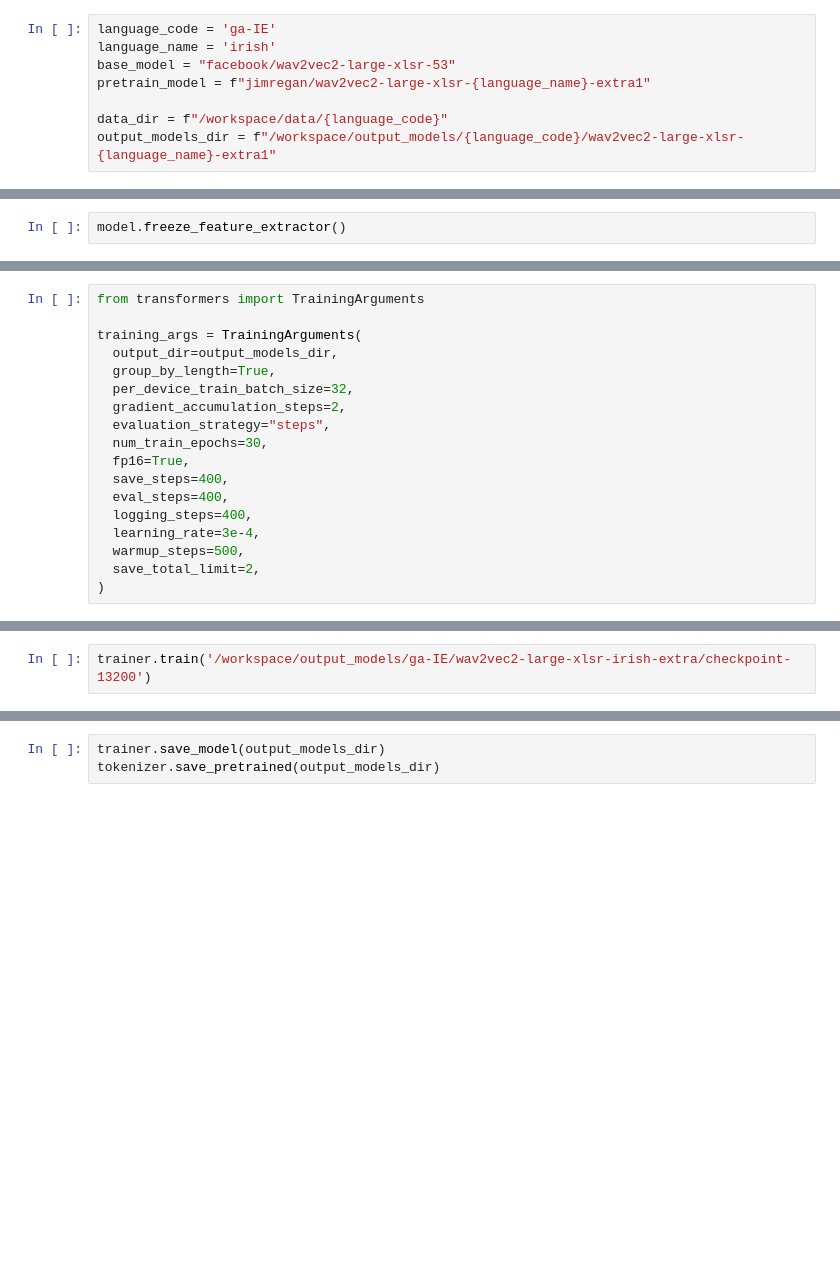
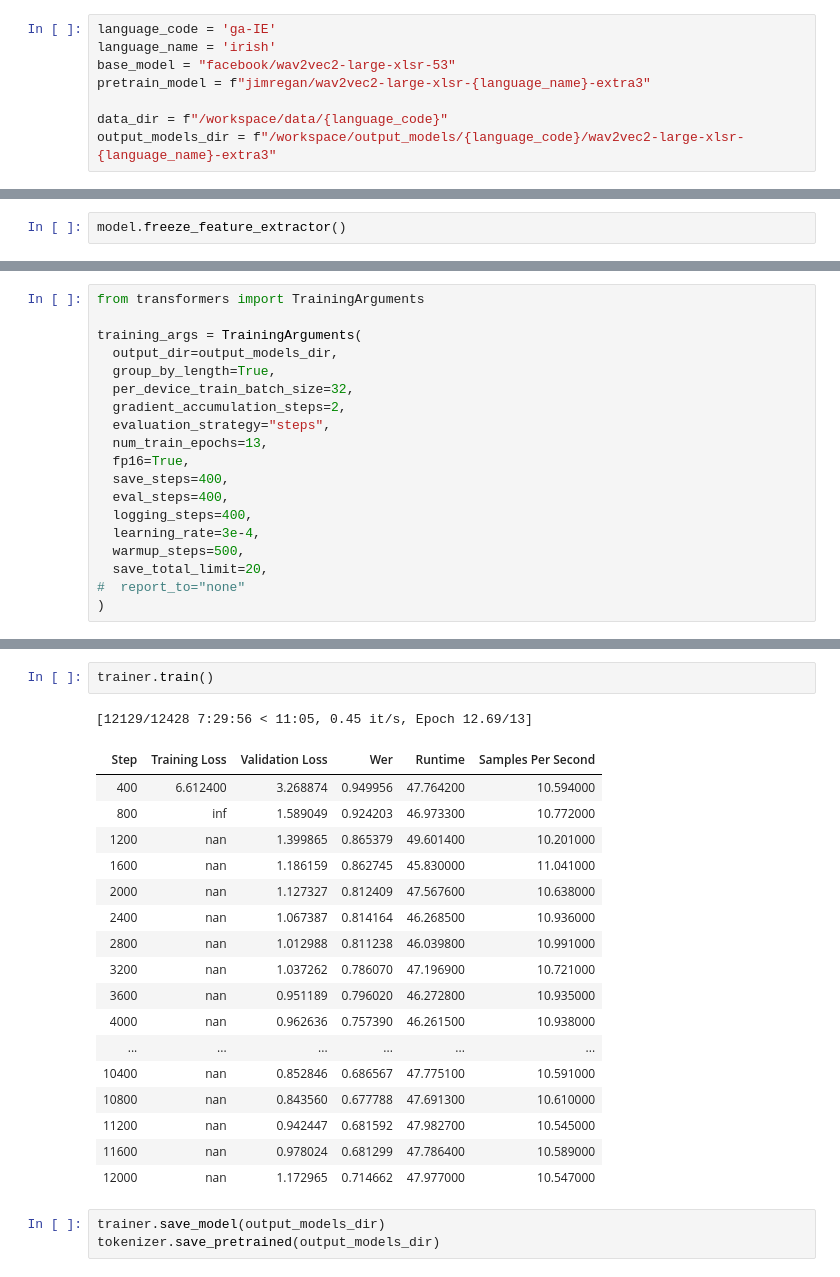
Before and after one commit to jimregan/wav2vec2-sprint, a Jupyter notebook: irish/fine-tune-xlsr-wav2vec2-on-irish-asr-with-transformers-extra.ipynb, the cells around one changed output, grey strips where cells are left out. Drawn from its saved outputs; the diff is of its cells as text; blank space fills up the shorter version.

```diff
--- a/irish/fine-tune-xlsr-wav2vec2-on-irish-asr-with-transformers-extra.ipynb
+++ b/irish/fine-tune-xlsr-wav2vec2-on-irish-asr-with-transformers-extra.ipynb
@@ -10,10 +14,10 @@ import os
 language_code = 'ga-IE'
 language_name = 'irish'
 base_model = "facebook/wav2vec2-large-xlsr-53"
-pretrain_model = f"jimregan/wav2vec2-large-xlsr-{language_name}-extra1"
+pretrain_model = f"jimregan/wav2vec2-large-xlsr-{language_name}-extra3"
 
 data_dir = f"/workspace/data/{language_code}"
-output_models_dir = f"/workspace/output_models/{language_code}/wav2vec2-large-xlsr-{language_name}-extra1"
+output_models_dir = f"/workspace/output_models/{language_code}/wav2vec2-large-xlsr-{language_name}-extra3"
 # %%
 from datasets import load_dataset, load_metric
 
@@ -322,12 +399,13 @@ training_args = TrainingArguments(
   per_device_train_batch_size=32,
   gradient_accumulation_steps=2,
   evaluation_strategy="steps",
-  num_train_epochs=30,
+  num_train_epochs=13,
   fp16=True,
   save_steps=400,
   eval_steps=400,
   logging_steps=400,
   learning_rate=3e-4,
   warmup_steps=500,
-  save_total_limit=2,
+  save_total_limit=20,
+#  report_to="none"
 )
@@ -343,5 +424,3 @@ trainer = Trainer(
     eval_dataset=common_voice_test,
     tokenizer=processor.feature_extractor,
 )
-# %%
-trainer.train('/workspace/output_models/ga-IE/wav2vec2-large-xlsr-irish-extra/checkpoint-13200')
@@ -367,3 +427,24 @@ trainer.train('/workspace/output_models/ga-IE/wav2vec2-large-xlsr-irish-extra/ch
+# %%
+trainer.train()
+# %% [output]
+[12129/12428 7:29:56 < 11:05, 0.45 it/s, Epoch 12.69/13]
+| Step | Training Loss | Validation Loss | Wer | Runtime | Samples Per Second |
+| 400 | 6.612400 | 3.268874 | 0.949956 | 47.764200 | 10.594000 |
+| 800 | inf | 1.589049 | 0.924203 | 46.973300 | 10.772000 |
+| 1200 | nan | 1.399865 | 0.865379 | 49.601400 | 10.201000 |
+| 1600 | nan | 1.186159 | 0.862745 | 45.830000 | 11.041000 |
+| 2000 | nan | 1.127327 | 0.812409 | 47.567600 | 10.638000 |
+| 2400 | nan | 1.067387 | 0.814164 | 46.268500 | 10.936000 |
+| 2800 | nan | 1.012988 | 0.811238 | 46.039800 | 10.991000 |
+| 3200 | nan | 1.037262 | 0.786070 | 47.196900 | 10.721000 |
+| 3600 | nan | 0.951189 | 0.796020 | 46.272800 | 10.935000 |
+| 4000 | nan | 0.962636 | 0.757390 | 46.261500 | 10.938000 |
+| ... | ... | ... | ... | ... | ... |
+| 10400 | nan | 0.852846 | 0.686567 | 47.775100 | 10.591000 |
+| 10800 | nan | 0.843560 | 0.677788 | 47.691300 | 10.610000 |
+| 11200 | nan | 0.942447 | 0.681592 | 47.982700 | 10.545000 |
+| 11600 | nan | 0.978024 | 0.681299 | 47.786400 | 10.589000 |
+| 12000 | nan | 1.172965 | 0.714662 | 47.977000 | 10.547000 |
 # %%
 trainer.save_model(output_models_dir)
 tokenizer.save_pretrained(output_models_dir)
```
Also changed, not shown: parts of 11 cells of this notebook.
